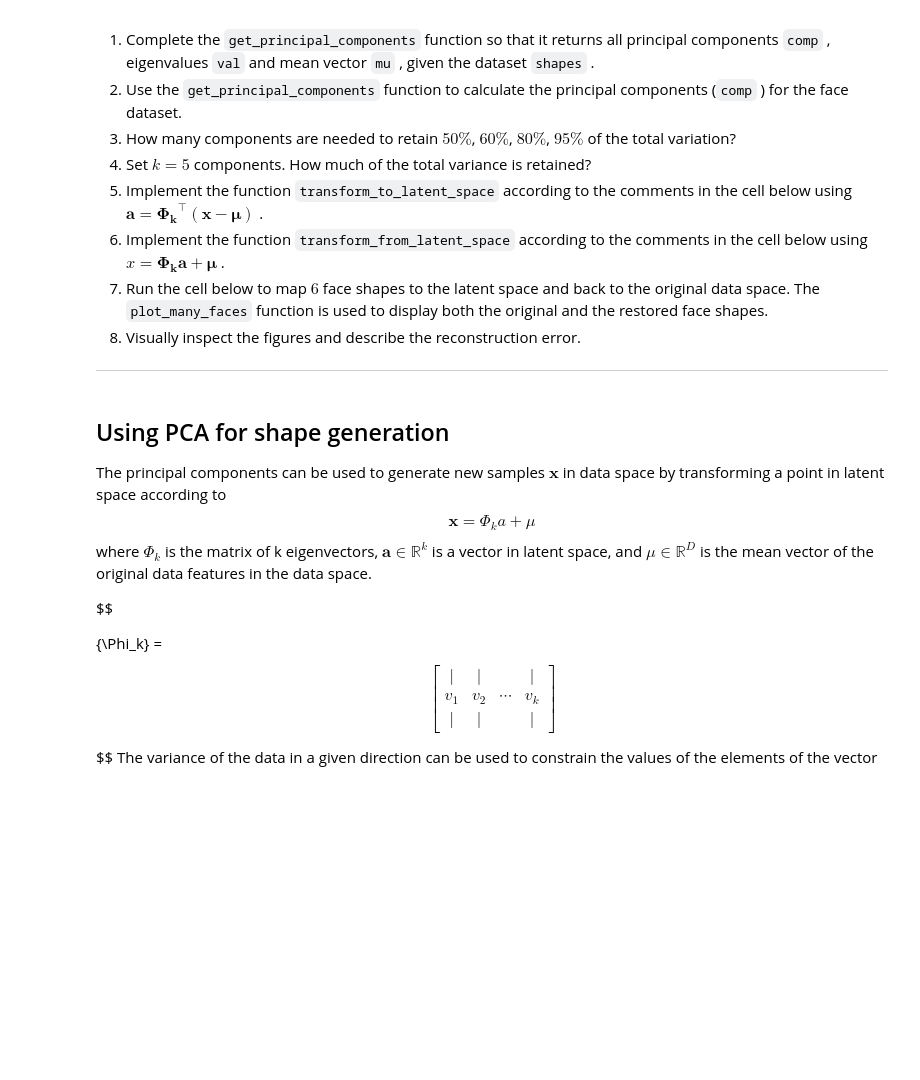
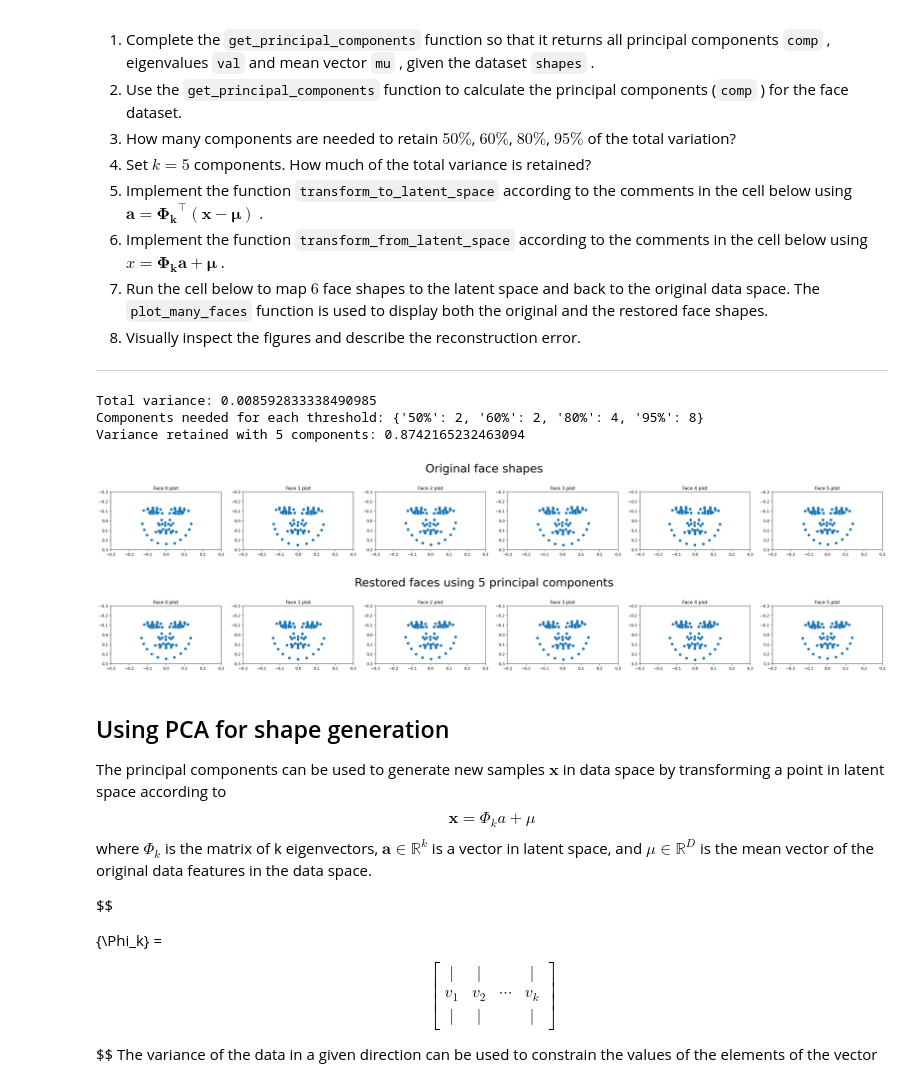
Before and after one commit to Fefa1999/Assignment2_group_16, a Jupyter notebook: Assignment2/02-shape_generation.ipynb, the cells around one changed output. Drawn from its saved outputs; the diff is of its cells as text; code cells hidden in the pictures; blank space fills up the shorter version.

```diff
--- a/Assignment2/02-shape_generation.ipynb
+++ b/Assignment2/02-shape_generation.ipynb
@@ -125,7 +127,15 @@ def get_principal_components(X):
         corresponding eigenvalues, and mu is a D-element array containing the mean
         vector.
     """
-    # Copy your PCA implementation to here.
+    mean = np.mean(X, axis=0)
+    covariance_matrix = np.cov(X - mean, rowvar=False)
+
+    eigenvalues, eigenvectors = np.linalg.eigh(covariance_matrix)
+    idx = np.argsort(eigenvalues)[::-1]
+    eigenvalues = eigenvalues[idx]
+    eigenvectors = eigenvectors[:, idx]
+
+    return eigenvectors, eigenvalues, mean
 
 
 # 2, 3 and 4
@@ -133,10 +143,27 @@ def get_principal_components(X):
 comp, val, mu = get_principal_components(shapes)
 
 # write code for finding the cumulative proportional variance here
+total_variance = np.sum(val)
+print("Total variance:", total_variance)
+individual_variance_proportion = val / total_variance
+cumulative_variance_proportion = np.cumsum(individual_variance_proportion)
 
+thresholds = [0.50, 0.60, 0.80, 0.95]
+components_needed = {}
+
+for threshold in thresholds:
+    num_components = np.argmax(cumulative_variance_proportion >= threshold) + 1
+    components_needed[f"{int(threshold * 100)}%"] = int(num_components)
+
+# Exercise 3
+print("Components needed for each threshold:", components_needed)
+
+
+# Exercise 4
 # selecting 5 components
 n_components = 5
-
+variance_retained = cumulative_variance_proportion[n_components - 1]
+print(f"Variance retained with {n_components} components:", variance_retained)
 
 # 5
 def transform_to_latent_space(X, principle_components, mu):
@@ -150,37 +177,46 @@ def transform_to_latent_space(X, principle_components, mu):
         components.
         mu: A D-element array containing the mean vector.
 
     Returns:
         A Nxk array describing the transformed data.
     """
-    #return ...
+    X_centered = X - mu
+    return X_centered @ principle_components
+
 
 
 # 6
 def transform_from_latent_space(v, principle_components, mu):
     """Reverses the dimensionality reduction of v, a Nxk matrix where
     k is the number of principle components. The result is a NxM matrix.
 
     Args:
         v: The transformed dataset with size Nxk.
         principle_components: An Dxk matrix containing the principle
         components.
         mu: A Mx1 matrix containing the mean vector.
 
     Returns:
         An NxD array reconstruction of the original feature vectors X.
     """
-    #return ...
+    X_reconstructed = v @ principle_components.T
+    return X_reconstructed + mu
 
 
 # 7
 used = comp[:, :n_components]
 
 # transforming and reconstructing the 6 first faces in the dataset
 plot_many_faces(shapes[:6],"Original face shapes")
-transformed = transform_to_latent_space(shapes[:6], used, mu)
-restored = transform_from_latent_space(transformed, used, mu)
+transformed_a_b = transform_to_latent_space(shapes[:6], used, mu)
+restored = transform_from_latent_space(transformed_a_b, used, mu)
 plot_many_faces(restored,"Restored faces using 5 principal components")
+# %% [output]
+Total variance: 0.008592833338490985
+Components needed for each threshold: {'50%': 2, '60%': 2, '80%': 4, '95%': 8}
+Variance retained with 5 components: 0.8742165232463094
+[figure, added]
+[figure, added]
 # %% [markdown]
 ## Using PCA for shape generation
 The principal components can be used to generate new samples $\mathbf{x}$ in data space by transforming a point in latent space according to
```
Also changed, not shown: parts of 7 cells of this notebook, 2 other files.
